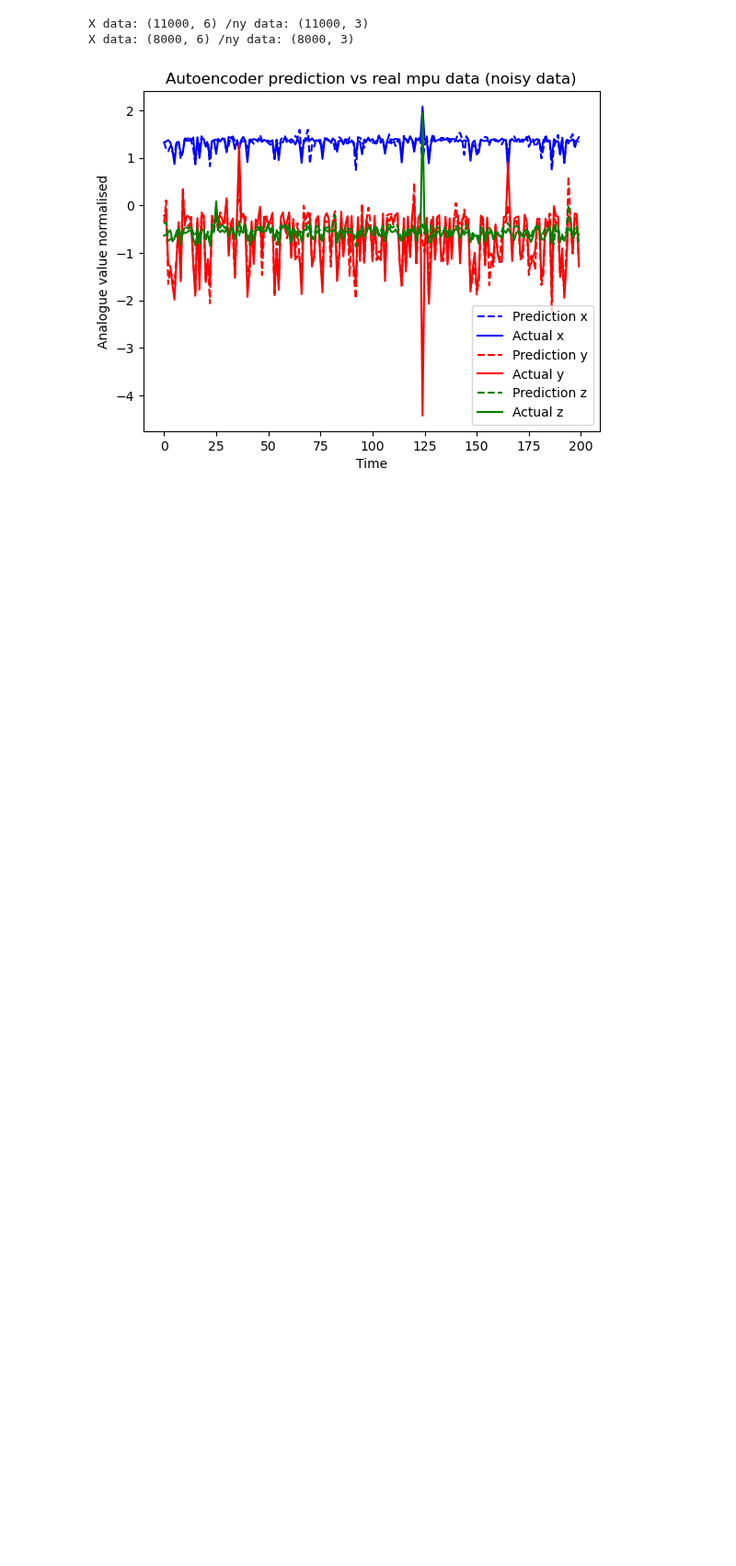
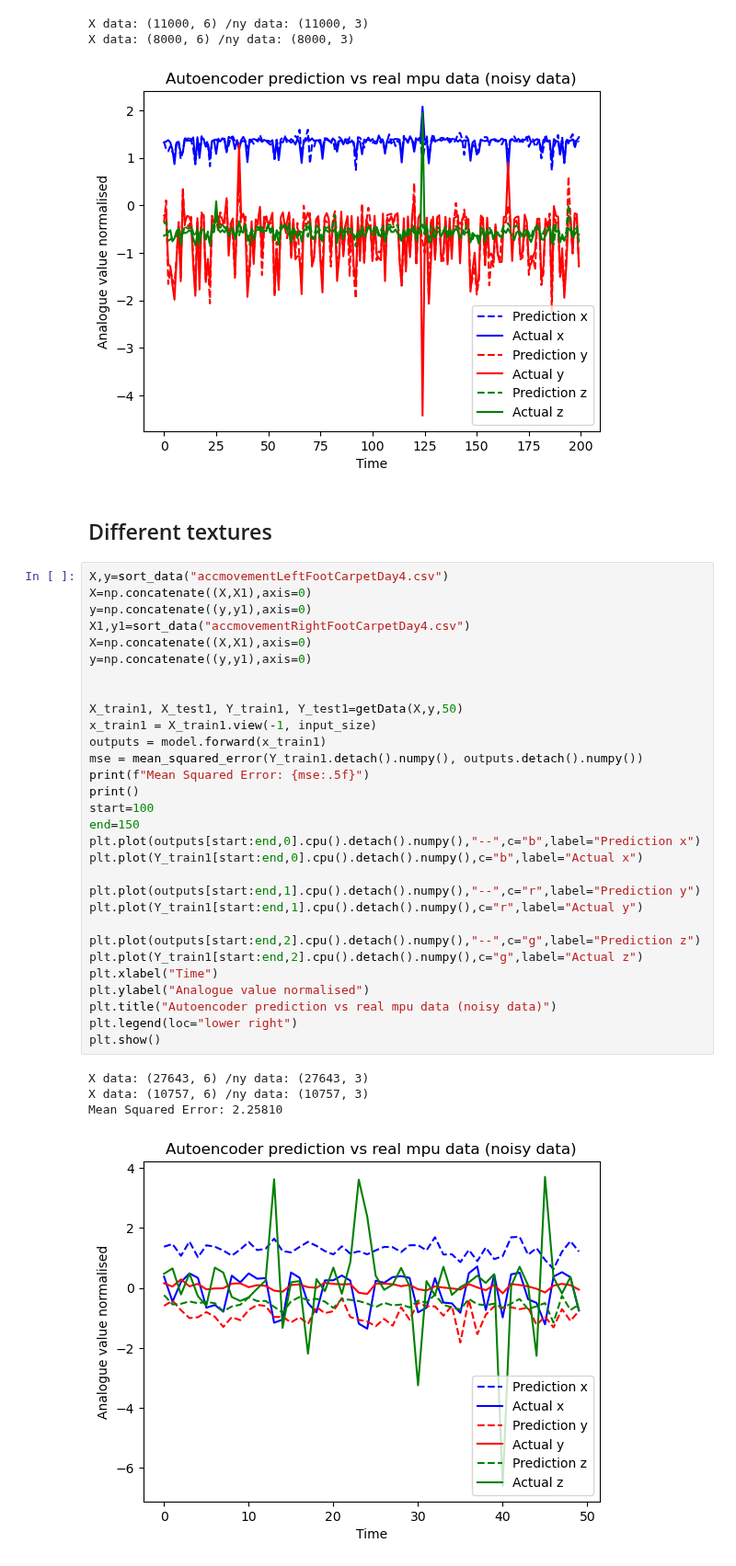
Before and after one commit to shepai/TactileSensor, a Jupyter notebook: Code/Data collection/robot/GPUCluster/autoencoderRun.ipynb, the cells around one changed output. Shown at 92% size. Cells and saved outputs as stored; diff of their text form; blank space fills up the shorter version.

```diff
--- a/Code/Data collection/robot/GPUCluster/autoencoderRun.ipynb
+++ b/Code/Data collection/robot/GPUCluster/autoencoderRun.ipynb
@@ -370,3 +367,40 @@ plt.show()
 X data: (11000, 6) /ny data: (11000, 3)
 X data: (8000, 6) /ny data: (8000, 3)
 [figure]
+# %% [markdown]
+## Different textures
+# %%
+X,y=sort_data("accmovementLeftFootCarpetDay4.csv")
+X=np.concatenate((X,X1),axis=0)
+y=np.concatenate((y,y1),axis=0)
+X1,y1=sort_data("accmovementRightFootCarpetDay4.csv")
+X=np.concatenate((X,X1),axis=0)
+y=np.concatenate((y,y1),axis=0)
+
+
+X_train1, X_test1, Y_train1, Y_test1=getData(X,y,50)
+x_train1 = X_train1.view(-1, input_size)
+outputs = model.forward(x_train1)
+mse = mean_squared_error(Y_train1.detach().numpy(), outputs.detach().numpy())
+print(f"Mean Squared Error: {mse:.5f}")
+print()
+start=100
+end=150
+plt.plot(outputs[start:end,0].cpu().detach().numpy(),"--",c="b",label="Prediction x")
+plt.plot(Y_train1[start:end,0].cpu().detach().numpy(),c="b",label="Actual x")
+
+plt.plot(outputs[start:end,1].cpu().detach().numpy(),"--",c="r",label="Prediction y")
+plt.plot(Y_train1[start:end,1].cpu().detach().numpy(),c="r",label="Actual y")
+
+plt.plot(outputs[start:end,2].cpu().detach().numpy(),"--",c="g",label="Prediction z")
+plt.plot(Y_train1[start:end,2].cpu().detach().numpy(),c="g",label="Actual z")
+plt.xlabel("Time")
+plt.ylabel("Analogue value normalised")
+plt.title("Autoencoder prediction vs real mpu data (noisy data)")
+plt.legend(loc="lower right")
+plt.show()
+# %% [output]
+X data: (27643, 6) /ny data: (27643, 3)
+X data: (10757, 6) /ny data: (10757, 3)
+Mean Squared Error: 2.25810
+[figure, added]
```
Also changed, not shown: parts of 9 cells of this notebook.
